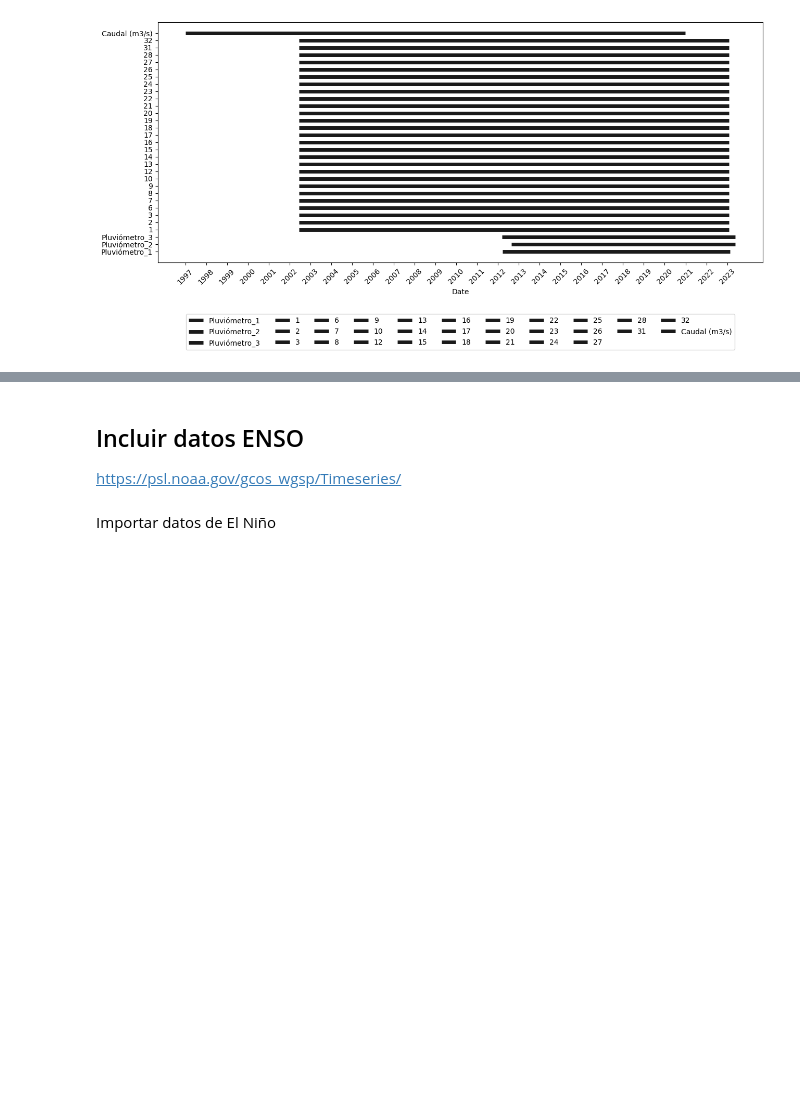
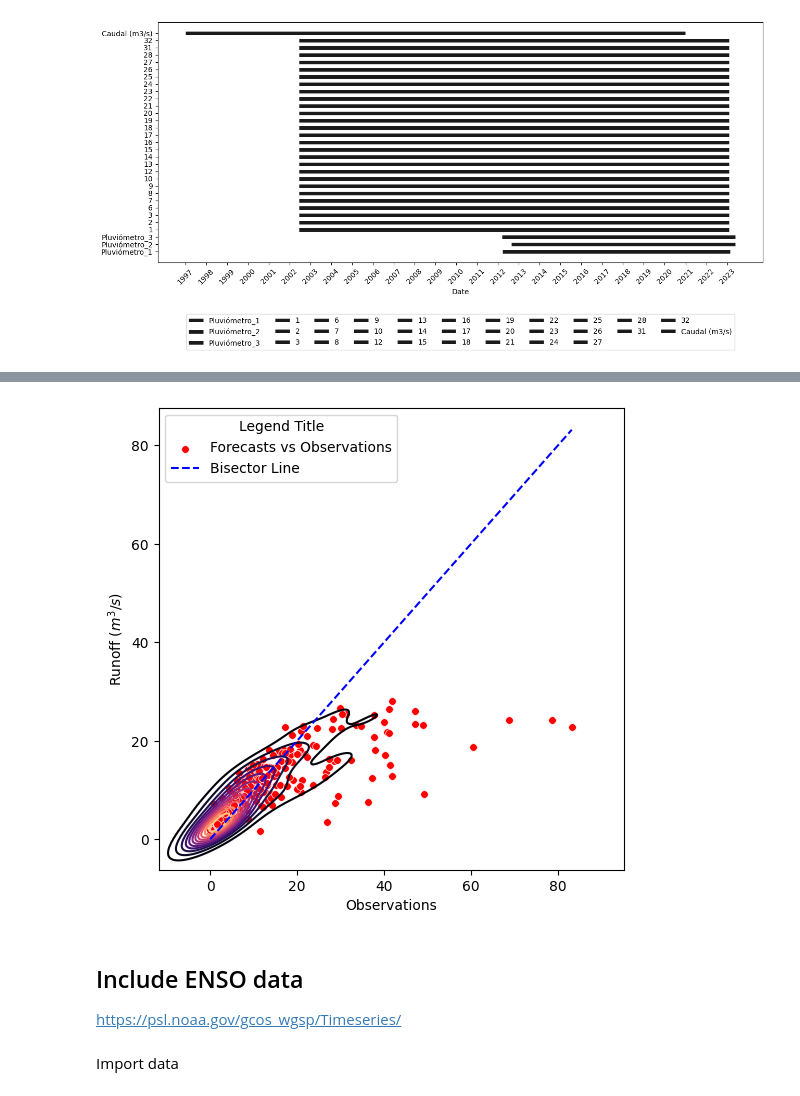
Before and after one commit to paulmunozpauta/Course_ML_hydrological_forecasting, a Jupyter notebook: notebooks/3_ML_forecasting.ipynb, the cells around one changed output, grey strips where cells are left out. Drawn from its saved outputs; the diff is of its cells as text; code cells hidden in the pictures; blank space fills up the shorter version.

```diff
--- a/notebooks/3_ML_forecasting.ipynb
+++ b/notebooks/3_ML_forecasting.ipynb
@@ -835,33 +1002,34 @@ Gráfico de dispersión entre pronósticos y observaciones
 # %%
 
 # Assuming testing_period is a pandas DataFrame with labeled columns
 fig, ax = plt.subplots(figsize=(6, 6))
 # Scatter plot for Observaciones
-x = testing_period['Observaciones']
-y = testing_period['Pronósticos']
-sns.scatterplot(x=x, y=y, color='red', marker='o', s=30, label='Observaciones vs Pronósticos', ax=ax)
+x = testing_period['Observations']
+y = testing_period['Forecasts']
+sns.scatterplot(x=x, y=y, color='red', marker='o', s=30, label='Forecasts vs Observations', ax=ax)
 # KDE plot for density
 # Assuming x and y are your data arrays
 # Concatenate x and y into a single array
 data = np.vstack((x, y)).T
 sns.kdeplot(x=x,y=y,cmap='magma', ax=ax, fill=False, thresh=0, levels=13, legend=False)
 # Add a bisector line (y = x)
 min_val = min(x.min(), y.min())
 max_val = max(x.max(), y.max())
 ax.plot([min_val, max_val], [min_val, max_val], color='blue', linestyle='--', label='Bisector Line')
 # Adding labels for the legend
 ax.legend(title='Legend Title')
 # Adding a label to the y-axis
-ax.set_ylabel('Caudal ($m^3/s$)')
+ax.set_ylabel('Runoff ($m^3/s$)')
 # Show the plot
 plt.show()
+# %% [output]
+[figure, added]
 # %% [markdown]
-## Incluir datos ENSO
-
+## Include ENSO data
 
 https://psl.noaa.gov/gcos_wgsp/Timeseries/
 # %% [markdown]
-Importar datos de El Niño
+Import data
 # %%
 # Define the path to
 folder_nino12 = folder+'ENSO/nino12.long.anom.data.xlsx'
```
Also changed, not shown: parts of 64 cells of this notebook, 5 other files.
